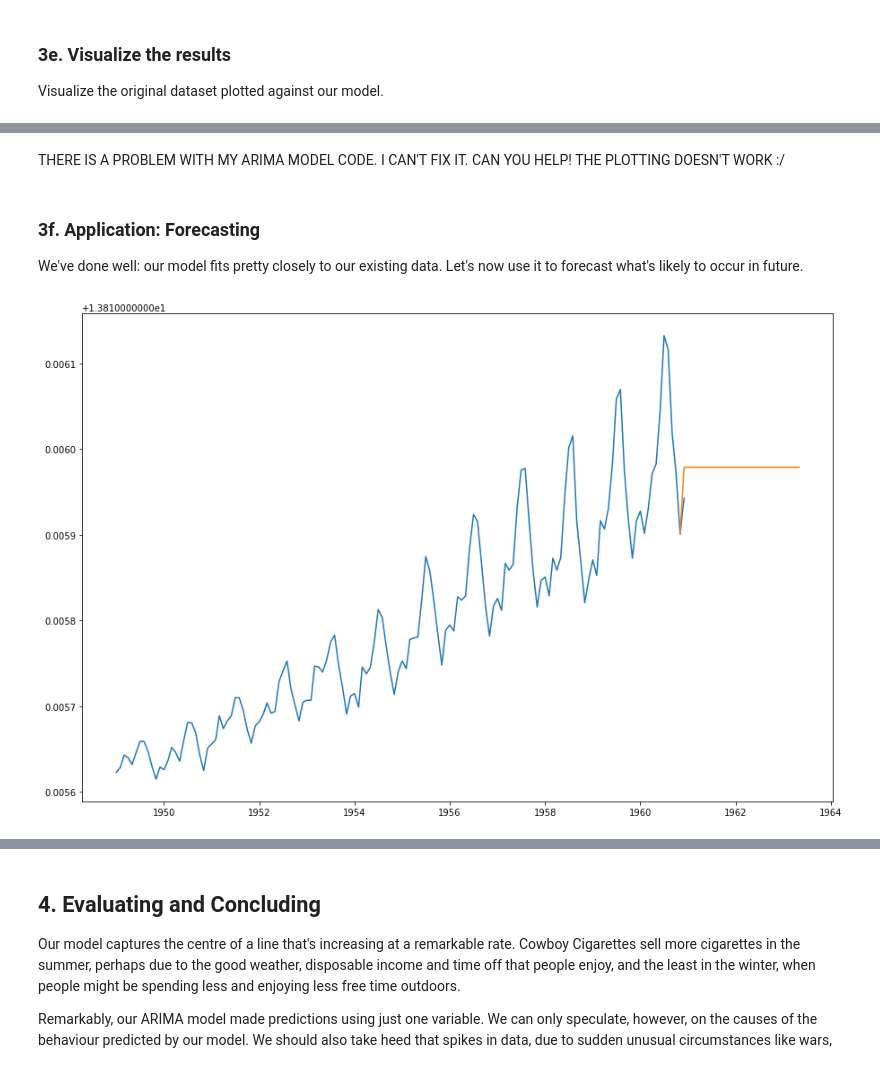
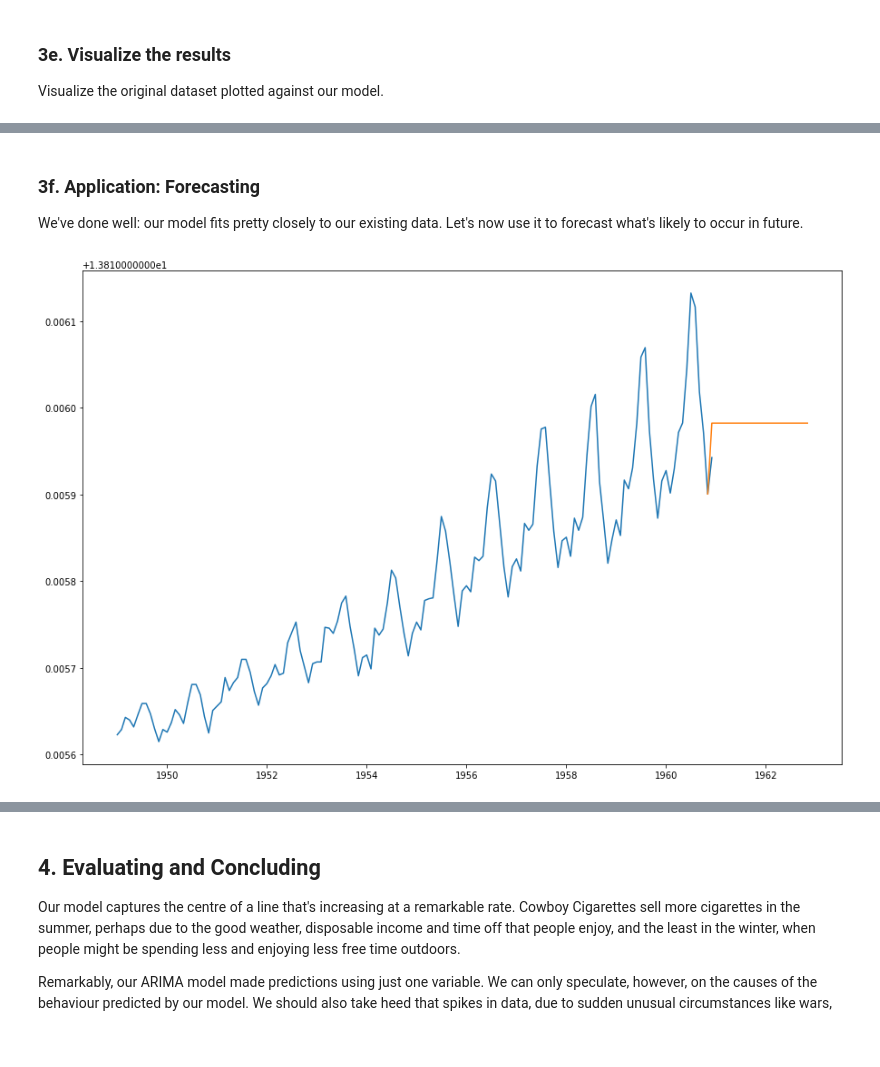
Before and after one commit to karlakum/Cowboys-CigrettesCaseStudy, a Jupyter notebook: Cowboy Cigarettes Case Study - Tier 3.ipynb, the cells around one changed output, grey strips where cells are left out. Cells and saved outputs as stored; diff of their text form; code cells hidden in the pictures; blank space fills up the shorter version.

```diff
--- a/Cowboy Cigarettes Case Study - Tier 3.ipynb
+++ b/Cowboy Cigarettes Case Study - Tier 3.ipynb
@@ -419,6 +424,7 @@ So the best p,d, q, parameters for our ARIMA model are 2, 1, 1 respectively. Now
 p=2
 d=1
 q=1
-model = ARIMA(y_log, order=(p,d,q))
+model = smapi.tsa.arima.ARIMA(y_log, order=(p,d,q), trend = 't')
 model_fit = model.fit()
-forecast = model_fit.forecast(30)
+forecast = model_fit.forecast(24)
+forecast
@@ -465,5 +502,3 @@ plt.plot(model_fit.predict(), color = 'red')
-# %% [markdown]
-THERE IS A PROBLEM WITH MY ARIMA MODEL CODE. I CAN'T FIX IT. CAN YOU HELP! THE PLOTTING DOESN'T WORK :/
 # %% [markdown]
 ### 3f. Application: Forecasting
 
@@ -471,26 +506,26 @@ We've done well: our model fits pretty closely to our existing data. Let's now u
 # %%
 # Declare a variable called forecast_period with the amount of months to forecast, and
 # create a range of future dates that is the length of the periods you've chosen to forecast
-forecast_length = 30
+forecast_length = 24
 date_range = pd.date_range(y_log.index[-1], periods = forecast_length,
               freq='MS').strftime("%Y-%m-%d").tolist()
 
 # Convert that range into a dataframe that includes your predictions
 # First, call DataFrame on pd
 future_months = pd.DataFrame(date_range, columns = ['Month'])
 # Let's now convert the 'Month' column to a datetime object with to_datetime
 future_months['Month'] = pd.to_datetime(future_months['Month'])
 future_months.set_index('Month', inplace = True)
 future_months['Prediction'] = forecast[0]
 
 # Plot your future predictions
 # Call figure() on plt
 plt.figure(figsize=(15,10))
 plt.plot(y_log)
 plt.plot(y_log['Nov 1960'].append(future_months['Prediction']))
 plt.show()
 # %% [output]
-[figure, old version]
+[figure, new version]
 # %%
 # Now plot the original variable y
 # Use the same functions as before
```
Also changed, not shown: parts of 6 cells of this notebook.
